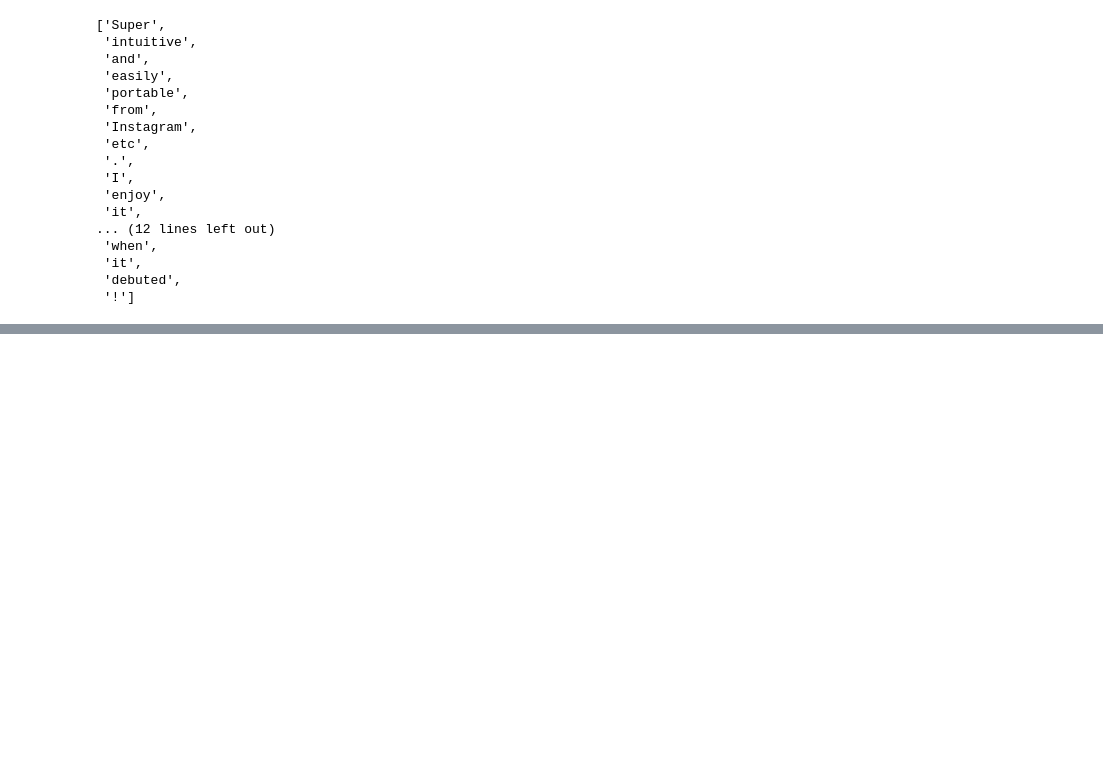
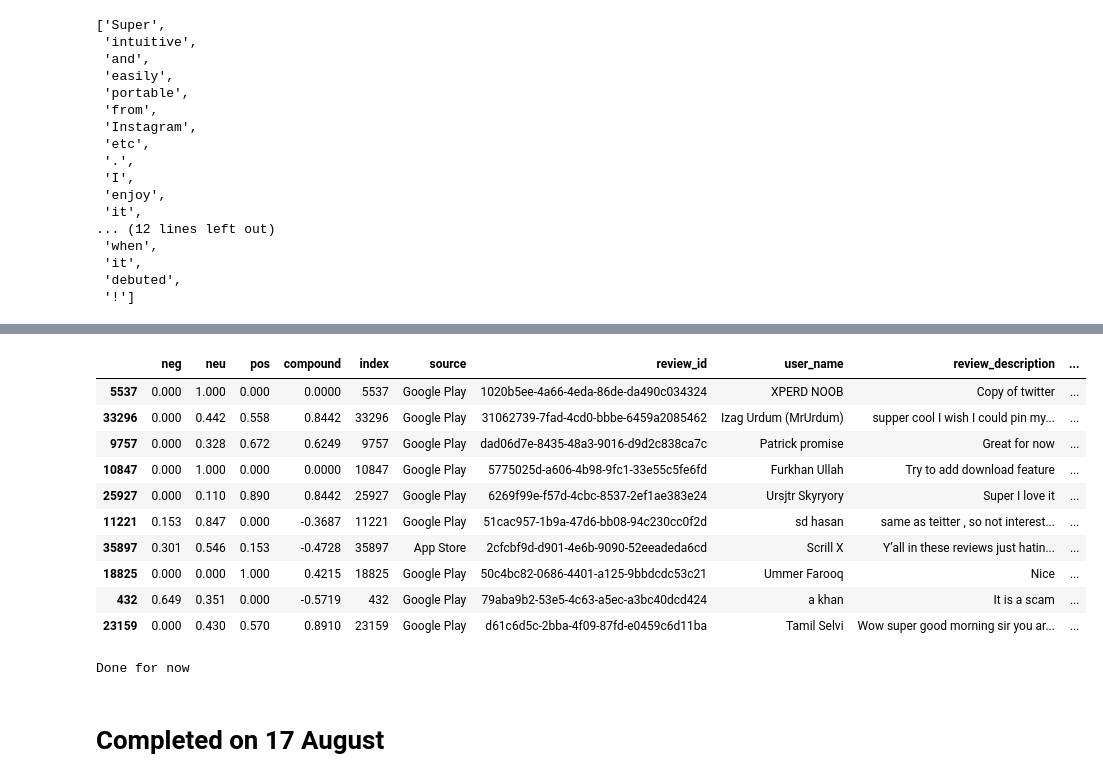
Before and after one commit to PulkitBxtra/CACSC17, a Jupyter notebook: Project/ThreadsSentimentAnalysis/ThreadsSentimentAnalysis.ipynb, the cells around one changed output, grey strips where cells are left out. Saved outputs shown, nothing was run; the diff lists cells and outputs as text; code cells hidden in the pictures; blank space fills up the shorter version.

Commit message:
finished ThreadsSentimentAnalysis

```diff
--- a/Project/ThreadsSentimentAnalysis/ThreadsSentimentAnalysis.ipynb
+++ b/Project/ThreadsSentimentAnalysis/ThreadsSentimentAnalysis.ipynb
@@ -125,0 +142,2 @@ LookupError:
+# %%
+sia = SentimentIntensityAnalyzer()
@@ -125,0 +148,6 @@ LookupError:
+# %%
+result = {}
+for i , rows in tqdm(df.iterrows(),total = len(df)):
+    text = rows['review_description']
+    id_ = rows['index']
+    result[id_] = sia.polarity_scores(text)
@@ -125,0 +174,3 @@ LookupError:
+# %%
+final = pd.DataFrame(result).T
+final.head().reset_index()
@@ -125,0 +184,2 @@ LookupError:
+# %%
+final = pd.concat([final,df],axis = 1)
@@ -125,0 +195,20 @@ LookupError:
+# %%
+final.sample(10)
+# %% [output]
+|  | neg | neu | pos | compound | index | source | review_id | user_name | review_description | ... |
+| 5537 | 0.000 | 1.000 | 0.000 | 0.0000 | 5537 | Google Play | 1020b5ee-4a66-4eda-86de-da490c034324 | XPERD NOOB | Copy of twitter | ... |
+| 33296 | 0.000 | 0.442 | 0.558 | 0.8442 | 33296 | Google Play | 31062739-7fad-4cd0-bbbe-6459a2085462 | Izag Urdum (MrUrdum) | supper cool I wish I could pin my... | ... |
+| 9757 | 0.000 | 0.328 | 0.672 | 0.6249 | 9757 | Google Play | dad06d7e-8435-48a3-9016-d9d2c838ca7c | Patrick promise | Great for now | ... |
+| 10847 | 0.000 | 1.000 | 0.000 | 0.0000 | 10847 | Google Play | 5775025d-a606-4b98-9fc1-33e55c5fe6fd | Furkhan Ullah | Try to add download feature | ... |
+| 25927 | 0.000 | 0.110 | 0.890 | 0.8442 | 25927 | Google Play | 6269f99e-f57d-4cbc-8537-2ef1ae383e24 | Ursjtr Skyryory | Super I love it | ... |
+| 11221 | 0.153 | 0.847 | 0.000 | -0.3687 | 11221 | Google Play | 51cac957-1b9a-47d6-bb08-94c230cc0f2d | sd hasan | same as teitter , so not interest... | ... |
+| 35897 | 0.301 | 0.546 | 0.153 | -0.4728 | 35897 | App Store | 2cfcbf9d-d901-4e6b-9090-52eeadeda6cd | Scrill X | Y’all in these reviews just hatin... | ... |
+| 18825 | 0.000 | 0.000 | 1.000 | 0.4215 | 18825 | Google Play | 50c4bc82-0686-4401-a125-9bbdcdc53c21 | Ummer Farooq | Nice | ... |
+| 432 | 0.649 | 0.351 | 0.000 | -0.5719 | 432 | Google Play | 79aba9b2-53e5-4c63-a5ec-a3bc40dcd424 | a khan | It is a scam | ... |
+| 23159 | 0.000 | 0.430 | 0.570 | 0.8910 | 23159 | Google Play | d61c6d5c-2bba-4f09-87fd-e0459c6d11ba | Tamil Selvi | Wow super good morning sir you ar... | ... |
+# %%
+print("Done for now")
+# %% [output]
+Done for now
+# %% [markdown]
+# Completed on 17 August
```
Also changed, not shown: parts of 9 cells of this notebook.
